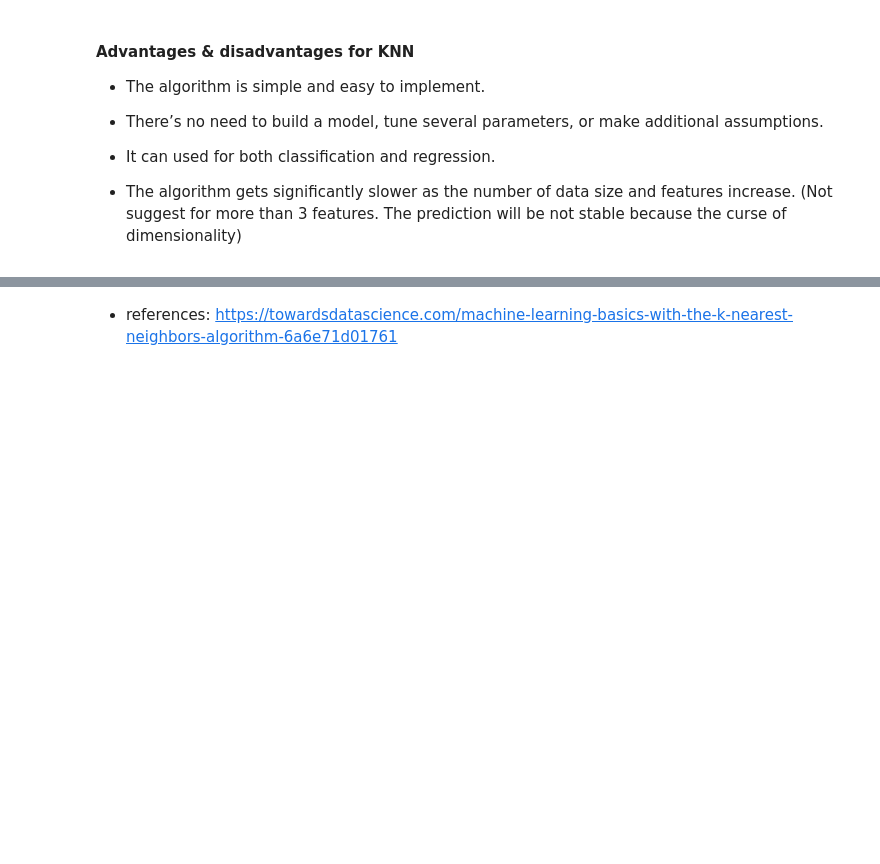
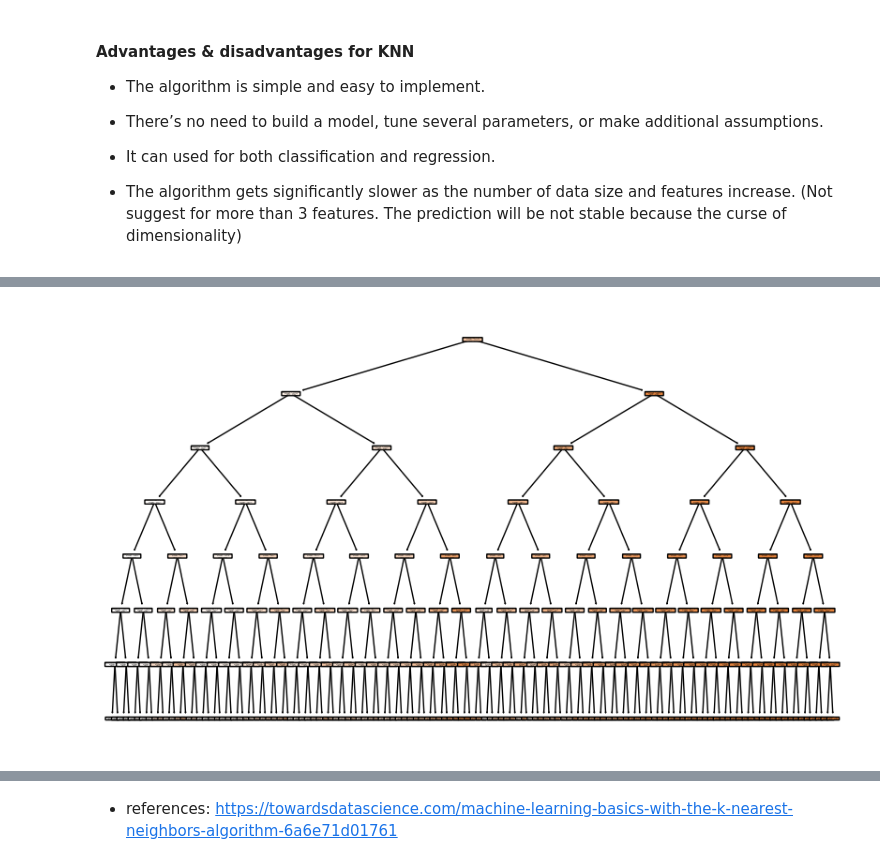
Before and after one commit to cooperhankun/Deep_learning, a Jupyter notebook: project/cetasol_1.ipynb, the cells around one changed output, grey strips where cells are left out. Drawn from its saved outputs; the diff is of its cells as text; code cells hidden in the pictures; blank space fills up the shorter version.

```diff
--- a/project/cetasol_1.ipynb
+++ b/project/cetasol_1.ipynb
@@ -462,0 +506,2 @@ plt.show()
+# %%
+model_tree_regression = DecisionTreeRegressor(max_depth = 7)
@@ -462,0 +516,7 @@ plt.show()
+# %%
+from sklearn import tree
+
+fig, ax = plt.figure(figsize=(10,6), dpi=100), plt.axes()
+tree.plot_tree(model_tree_regression, filled=True, ax=ax, feature_names=list(X.columns), impurity=False, rounded=True);
+# %% [output]
+[figure, added]
```
Also changed, not shown: parts of 12 cells of this notebook.
